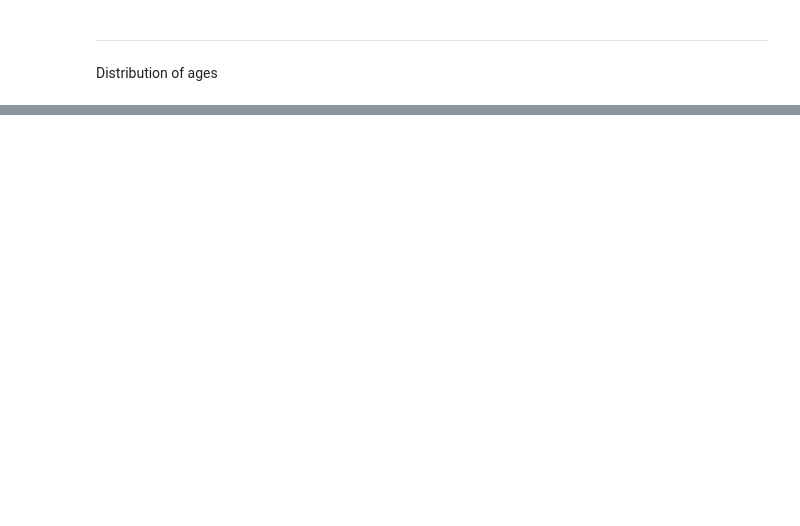
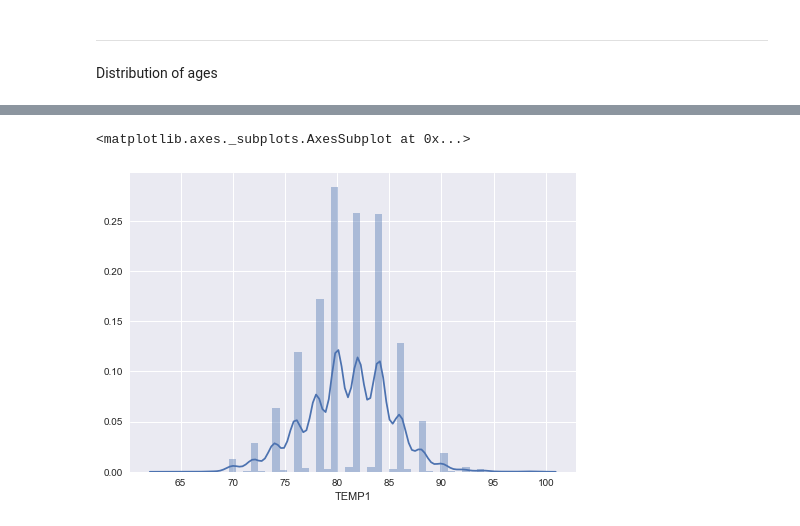
Before and after one commit to SMU-Ubicomp-Lab/OpenCycle, a Jupyter notebook: notebooks/2.0-sa-data-visualization.ipynb, the cells around one changed output, grey strips where cells are left out. Saved outputs shown, nothing was run; the diff lists cells and outputs as text; code cells hidden in the pictures; blank space fills up the shorter version.

```diff
--- a/notebooks/2.0-sa-data-visualization.ipynb
+++ b/notebooks/2.0-sa-data-visualization.ipynb
@@ -89,0 +90,5 @@ sns.countplot(df.AGE);
+# %%
+sns.distplot(df.TEMP1.dropna())
+# %% [output]
+<matplotlib.axes._subplots.AxesSubplot at 0x...>
+[figure, added]
```
Also changed, not shown: parts of 9 cells of this notebook, 3 other files.
